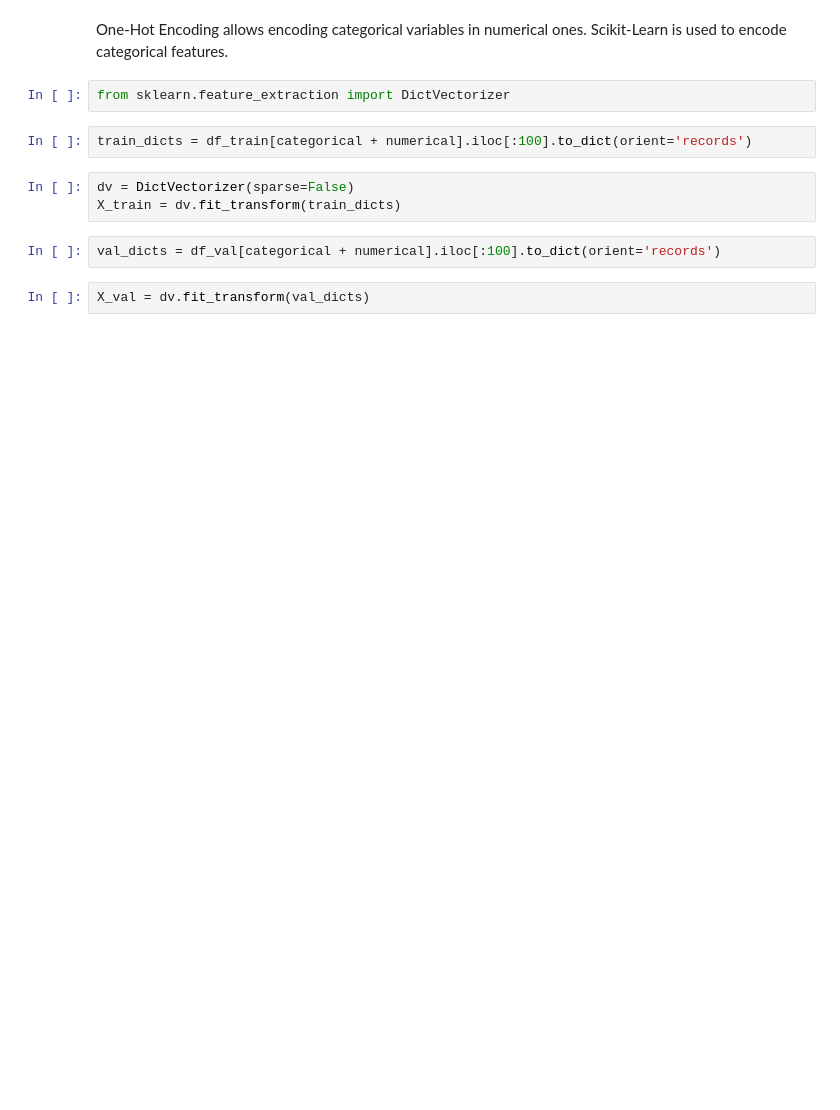
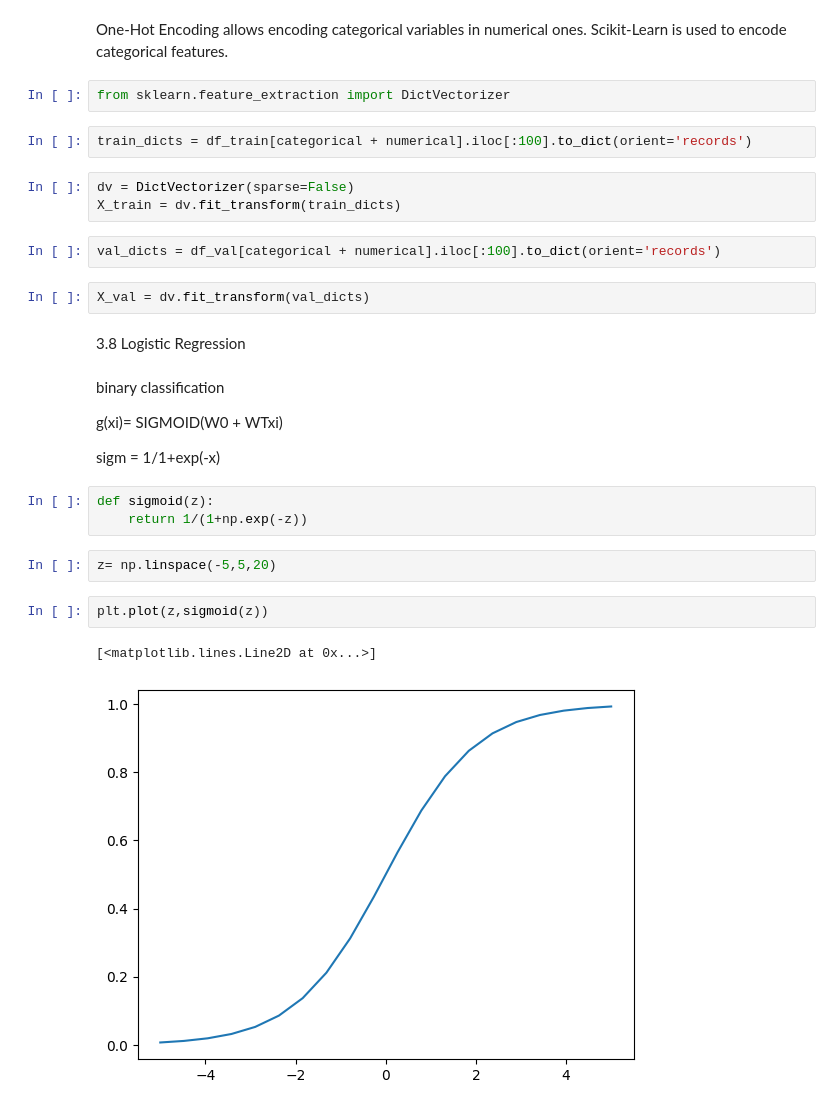
Before and after one commit to GonzalezMada/machine-learning-zoomcamp2025-homework, a Jupyter notebook: 03-Churn_prediction_project/churn_prediction.ipynb, the cells around one changed output. Drawn from its saved outputs; the diff is of its cells as text; blank space fills up the shorter version.

Commit message:
Logistic Regression

```diff
--- a/03-Churn_prediction_project/churn_prediction.ipynb
+++ b/03-Churn_prediction_project/churn_prediction.ipynb
@@ -363,3 +363,21 @@ X_train = dv.fit_transform(train_dicts)
 val_dicts = df_val[categorical + numerical].iloc[:100].to_dict(orient='records')
 # %%
 X_val = dv.fit_transform(val_dicts)
+# %% [markdown]
+3.8 Logistic Regression
+# %% [markdown]
+binary classification
+
+g(xi)= SIGMOID(W0 + WTxi)
+
+sigm = 1/1+exp(-x)
+# %%
+def sigmoid(z):
+    return 1/(1+np.exp(-z))
+# %%
+z= np.linspace(-5,5,20)
+# %%
+plt.plot(z,sigmoid(z))
+# %% [output]
+[<matplotlib.lines.Line2D at 0x...>]
+[figure, added]
```
Also changed, not shown: parts of 1 cell of this notebook.
